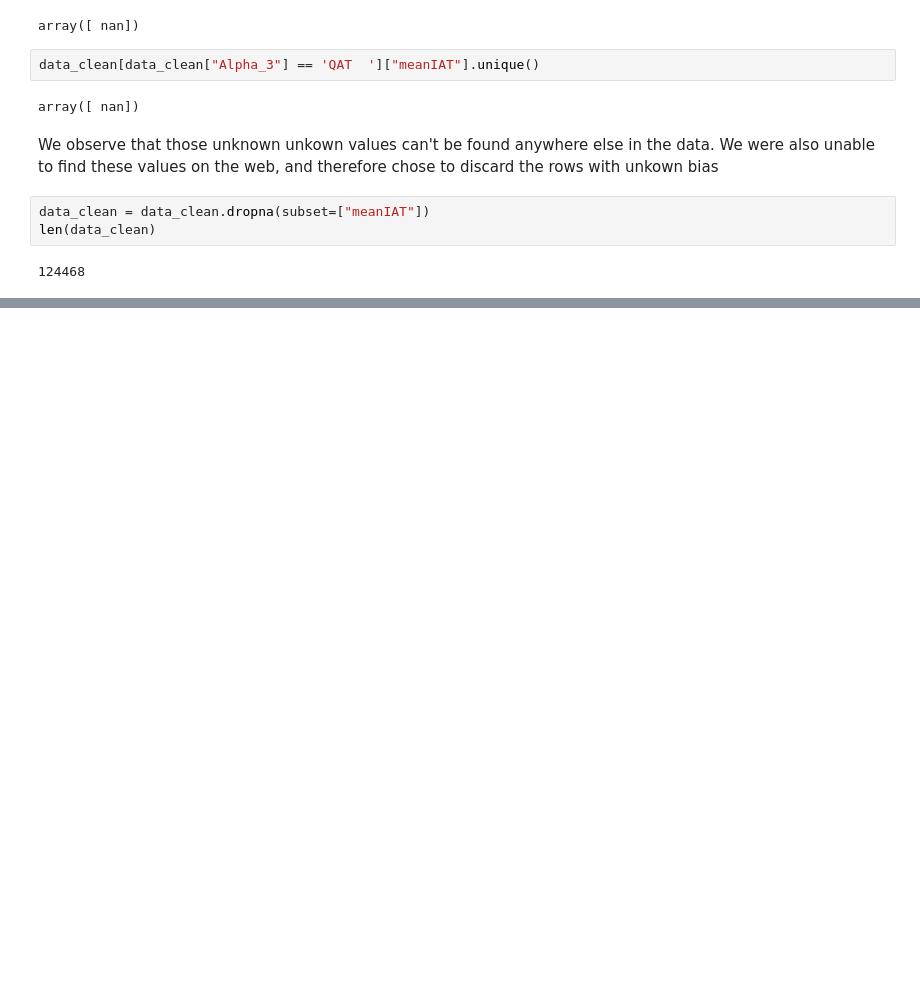
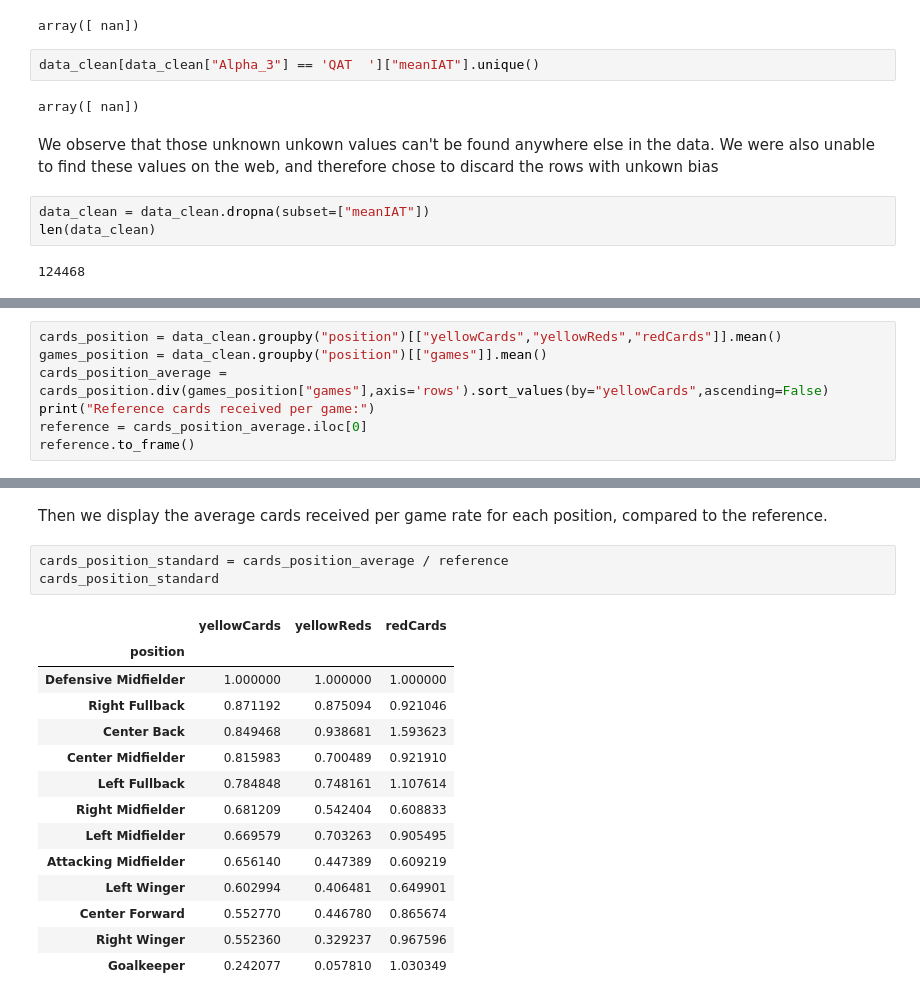
Before and after one commit to nathanquinteiro/ADA-Homework, a Jupyter notebook: 04 - Applied ML/Applied_ML.ipynb, the cells around one changed output, grey strips where cells are left out. Saved outputs shown, nothing was run; the diff lists cells and outputs as text; blank space fills up the shorter version.

```diff
--- a/04 - Applied ML/Applied_ML.ipynb
+++ b/04 - Applied ML/Applied_ML.ipynb
@@ -379,0 +400,7 @@ len(data_clean)
+# %%
+cards_position = data_clean.groupby("position")[["yellowCards","yellowReds","redCards"]].mean()
+games_position = data_clean.groupby("position")[["games"]].mean()
+cards_position_average = cards_position.div(games_position["games"],axis='rows').sort_values(by="yellowCards",ascending=False)
+print("Reference cards received per game:")
+reference = cards_position_average.iloc[0]
+reference.to_frame()
@@ -379,0 +413,20 @@ len(data_clean)
+# %% [markdown]
+Then we display the average cards received per game rate for each position, compared to the reference.
+# %%
+cards_position_standard = cards_position_average / reference
+cards_position_standard
+# %% [output]
+|  | yellowCards | yellowReds | redCards |
+| position |  |  |  |
+| Defensive Midfielder | 1.000000 | 1.000000 | 1.000000 |
+| Right Fullback | 0.871192 | 0.875094 | 0.921046 |
+| Center Back | 0.849468 | 0.938681 | 1.593623 |
+| Center Midfielder | 0.815983 | 0.700489 | 0.921910 |
+| Left Fullback | 0.784848 | 0.748161 | 1.107614 |
+| Right Midfielder | 0.681209 | 0.542404 | 0.608833 |
+| Left Midfielder | 0.669579 | 0.703263 | 0.905495 |
+| Attacking Midfielder | 0.656140 | 0.447389 | 0.609219 |
+| Left Winger | 0.602994 | 0.406481 | 0.649901 |
+| Center Forward | 0.552770 | 0.446780 | 0.865674 |
+| Right Winger | 0.552360 | 0.329237 | 0.967596 |
+| Goalkeeper | 0.242077 | 0.057810 | 1.030349 |
```
Also changed, not shown: parts of 22 cells of this notebook, 3 other files.
